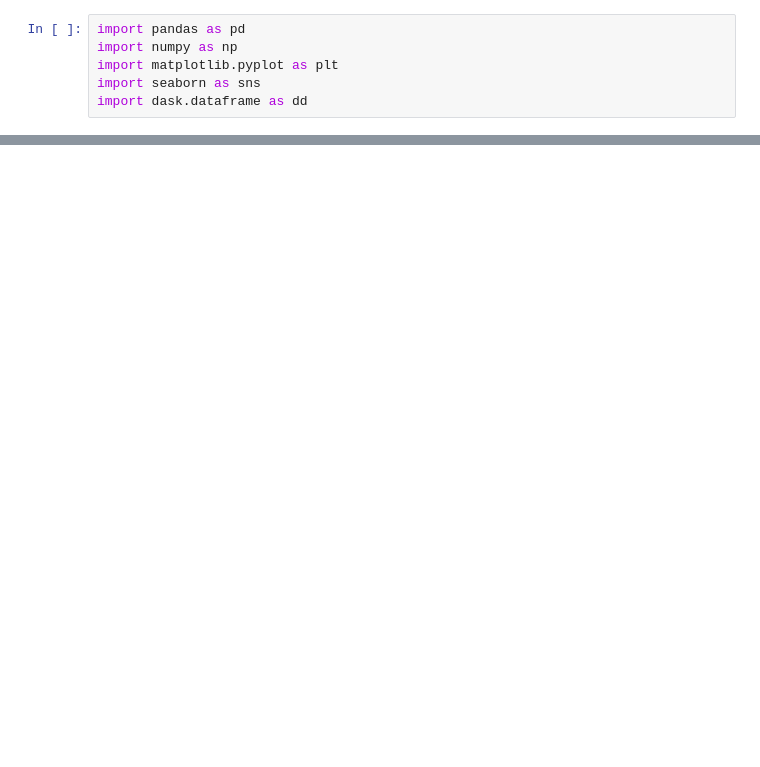
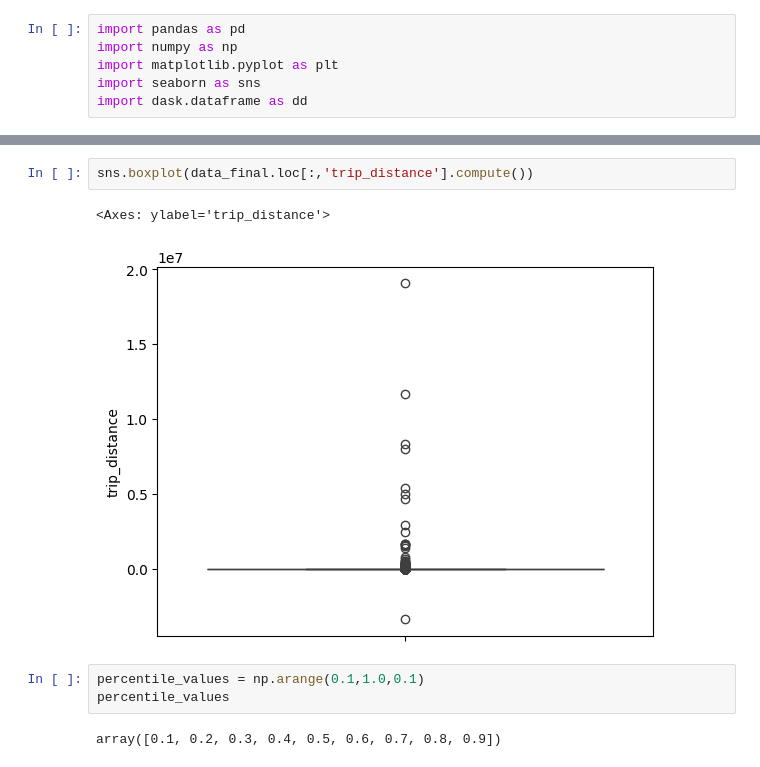
Before and after one commit to Atharvax16/Uber-Availability-Prediction, a Jupyter notebook: EDA_Demand_Prediciton.ipynb, the cells around one changed output, grey strips where cells are left out. Saved outputs shown, nothing was run; the diff lists cells and outputs as text; blank space fills up the shorter version.

```diff
--- a/EDA_Demand_Prediciton.ipynb
+++ b/EDA_Demand_Prediciton.ipynb
@@ -98,0 +128,10 @@ dtype: int64
+# %%
+sns.boxplot(data_final.loc[:,'trip_distance'].compute())
+# %% [output]
+<Axes: ylabel='trip_distance'>
+[figure, added]
+# %%
+percentile_values = np.arange(0.1,1.0,0.1)
+percentile_values
+# %% [output]
+array([0.1, 0.2, 0.3, 0.4, 0.5, 0.6, 0.7, 0.8, 0.9])
```
Also changed, not shown: parts of 20 cells of this notebook, 1 other file.
